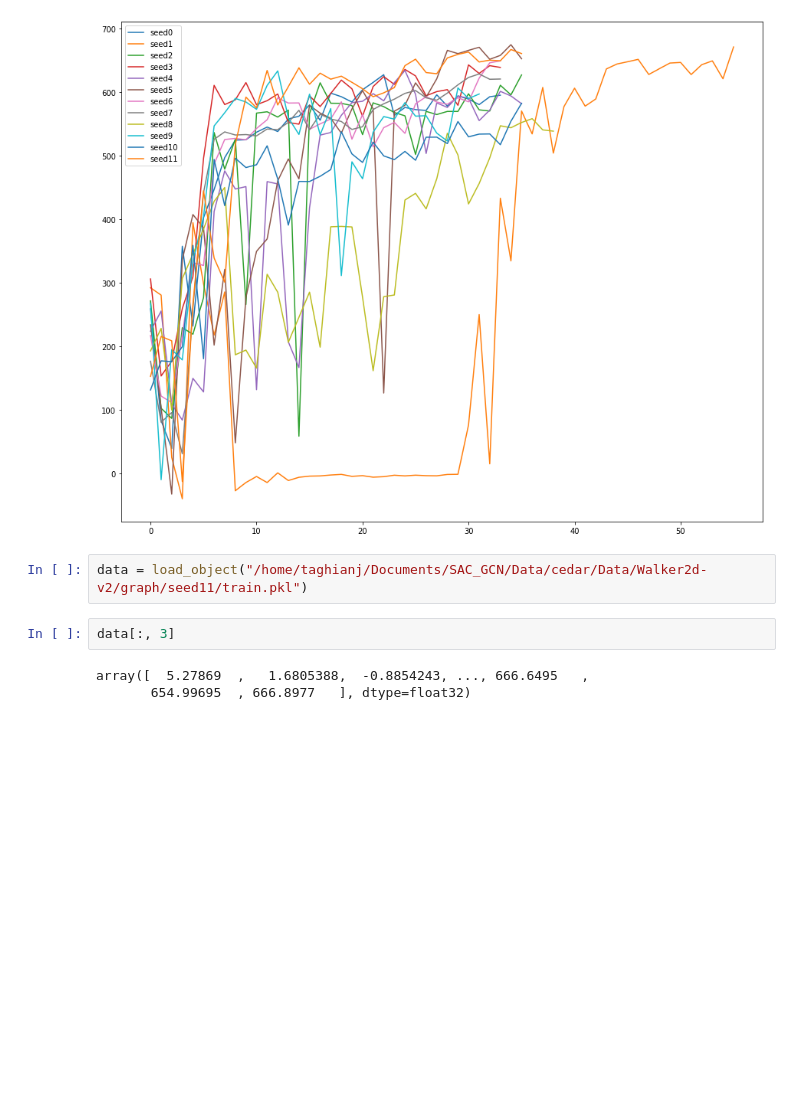
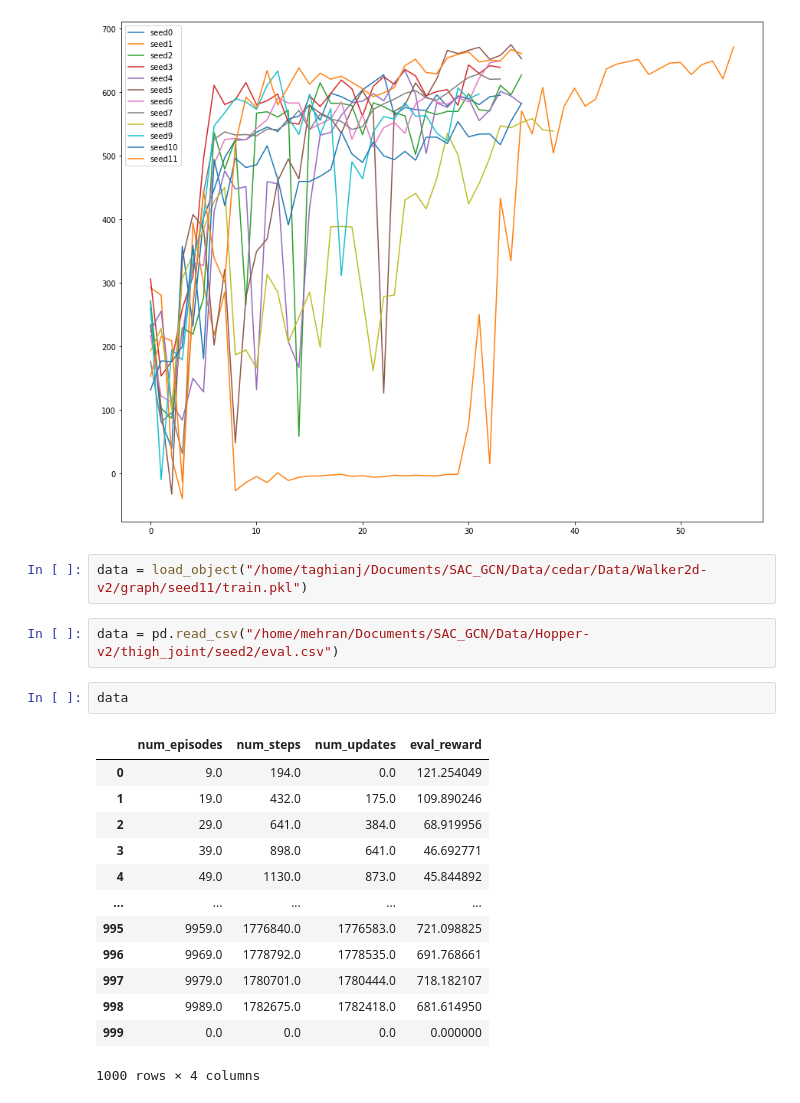
Before and after one commit to MehranTaghian/SAC_GCN, a Jupyter notebook: test.ipynb, the cells around one changed output. Saved outputs shown, nothing was run; the diff lists cells and outputs as text; blank space fills up the shorter version.

```diff
--- a/test.ipynb
+++ b/test.ipynb
@@ -18,8 +18,21 @@ plt.legend()
 [figure]
 # %%
 data = load_object("/home/taghianj/Documents/SAC_GCN/Data/cedar/Data/Walker2d-v2/graph/seed11/train.pkl")
+# %%
+data = pd.read_csv("/home/mehran/Documents/SAC_GCN/Data/Hopper-v2/thigh_joint/seed2/eval.csv")
 # %%
-data[:, 3]
+data
 # %% [output]
+|  | num_episodes | num_steps | num_updates | eval_reward |
+| 0 | 9.0 | 194.0 | 0.0 | 121.254049 |
+| 1 | 19.0 | 432.0 | 175.0 | 109.890246 |
+| 2 | 29.0 | 641.0 | 384.0 | 68.919956 |
+| 3 | 39.0 | 898.0 | 641.0 | 46.692771 |
+| 4 | 49.0 | 1130.0 | 873.0 | 45.844892 |
+| ... | ... | ... | ... | ... |
+| 995 | 9959.0 | 1776840.0 | 1776583.0 | 721.098825 |
+| 996 | 9969.0 | 1778792.0 | 1778535.0 | 691.768661 |
+| 997 | 9979.0 | 1780701.0 | 1780444.0 | 718.182107 |
+| 998 | 9989.0 | 1782675.0 | 1782418.0 | 681.614950 |
+| 999 | 0.0 | 0.0 | 0.0 | 0.000000 |
-array([  5.27869  ,   1.6805388,  -0.8854243, ..., 666.6495   ,
-       654.99695  , 666.8977   ], dtype=float32)
+1000 rows × 4 columns
```
Also changed, not shown: 2 other files.
